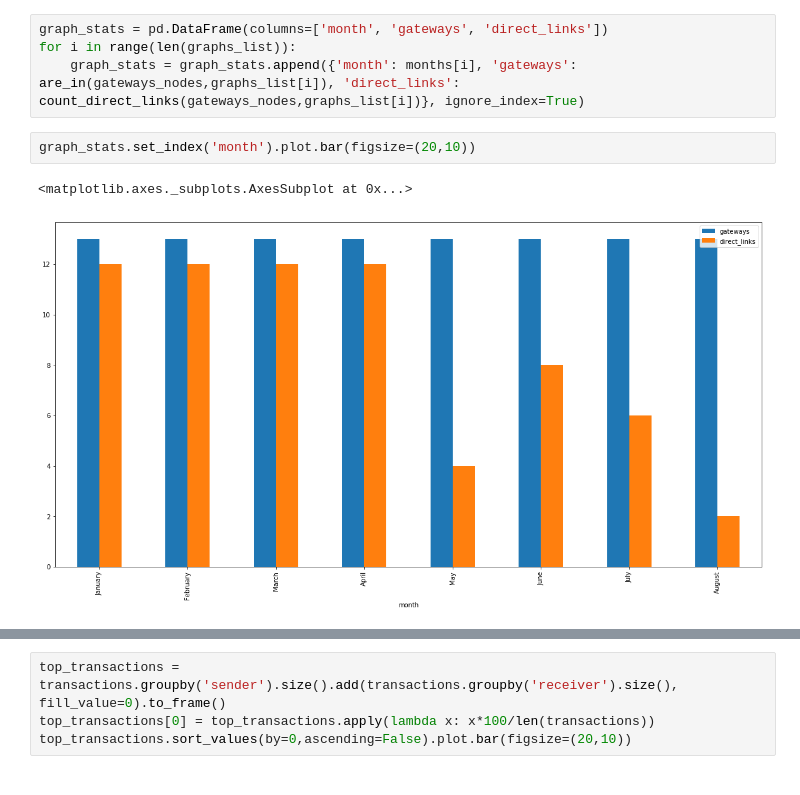
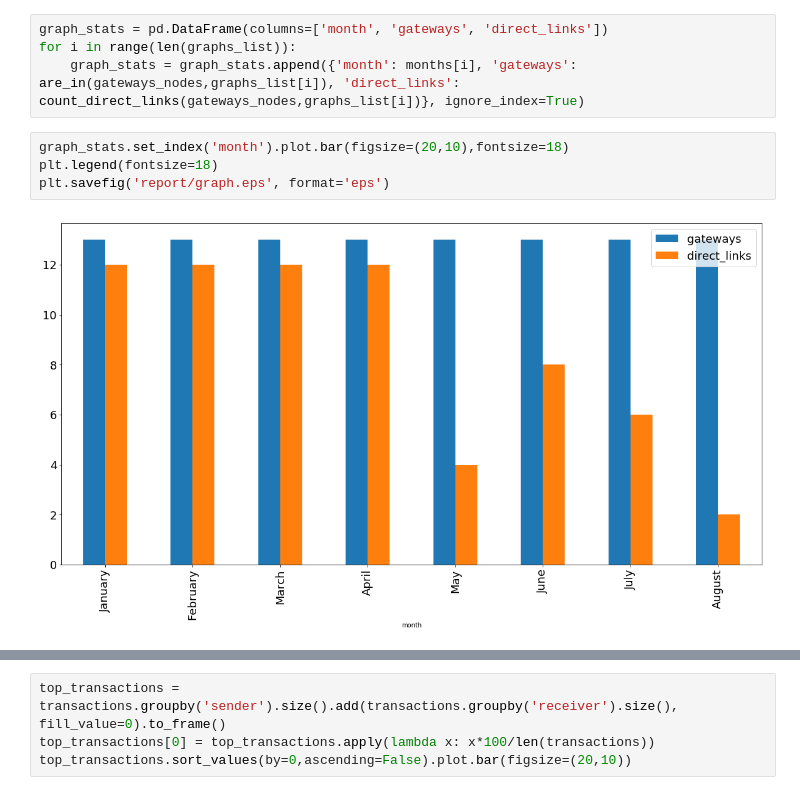
Before and after one commit to dedis/student_19_ripple-partition, a Jupyter notebook: find_match.ipynb, the cells around one changed output, grey strips where cells are left out. Drawn from its saved outputs; the diff is of its cells as text.

```diff
--- a/find_match.ipynb
+++ b/find_match.ipynb
@@ -100,10 +117,11 @@ graph_stats = pd.DataFrame(columns=['month', 'gateways', 'direct_links'])
 for i in range(len(graphs_list)):
     graph_stats = graph_stats.append({'month': months[i], 'gateways': are_in(gateways_nodes,graphs_list[i]), 'direct_links': count_direct_links(gateways_nodes,graphs_list[i])}, ignore_index=True)
 # %%
-graph_stats.set_index('month').plot.bar(figsize=(20,10))
+graph_stats.set_index('month').plot.bar(figsize=(20,10),fontsize=18)
+plt.legend(fontsize=18)
+plt.savefig('report/graph.eps', format='eps')
 # %% [output]
-<matplotlib.axes._subplots.AxesSubplot at 0x...>
-[figure, old version]
+[figure, new version]
 # %%
 top_transactions = transactions.groupby('sender').sum().add(transactions.groupby('receiver').sum(), fill_value=0)
 top_transactions['amount'] = top_transactions.apply(lambda x: x*100/transactions['amount'].sum())
```
Also changed, not shown: parts of 10 cells of this notebook, 5 other files.
